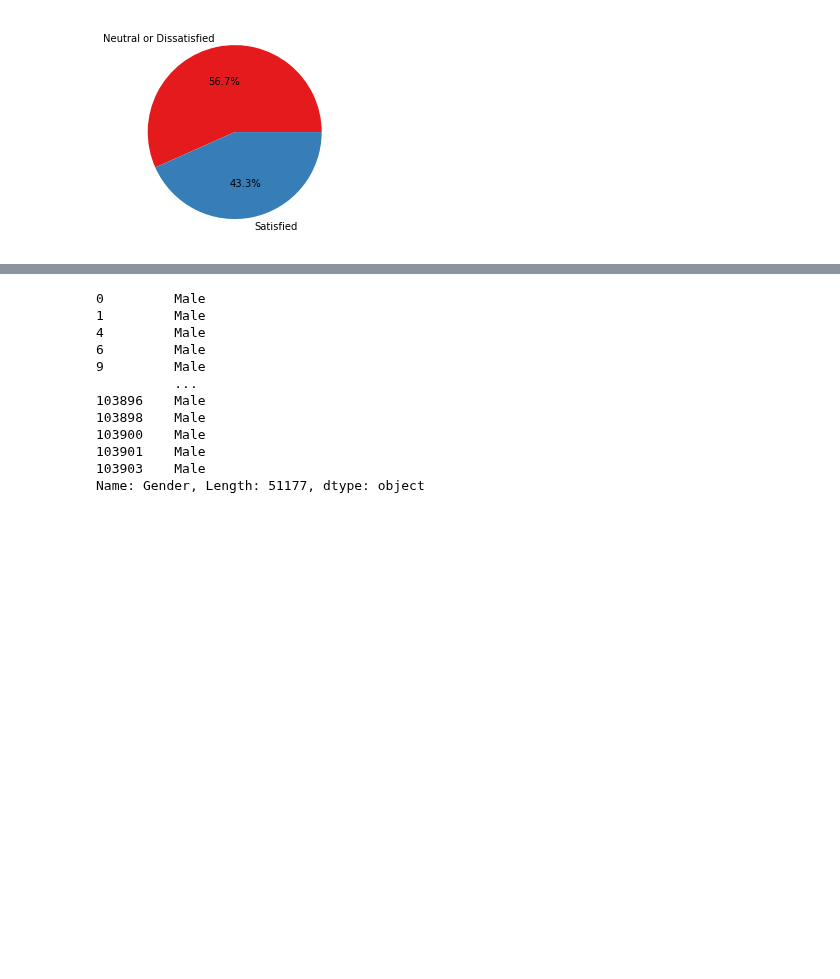
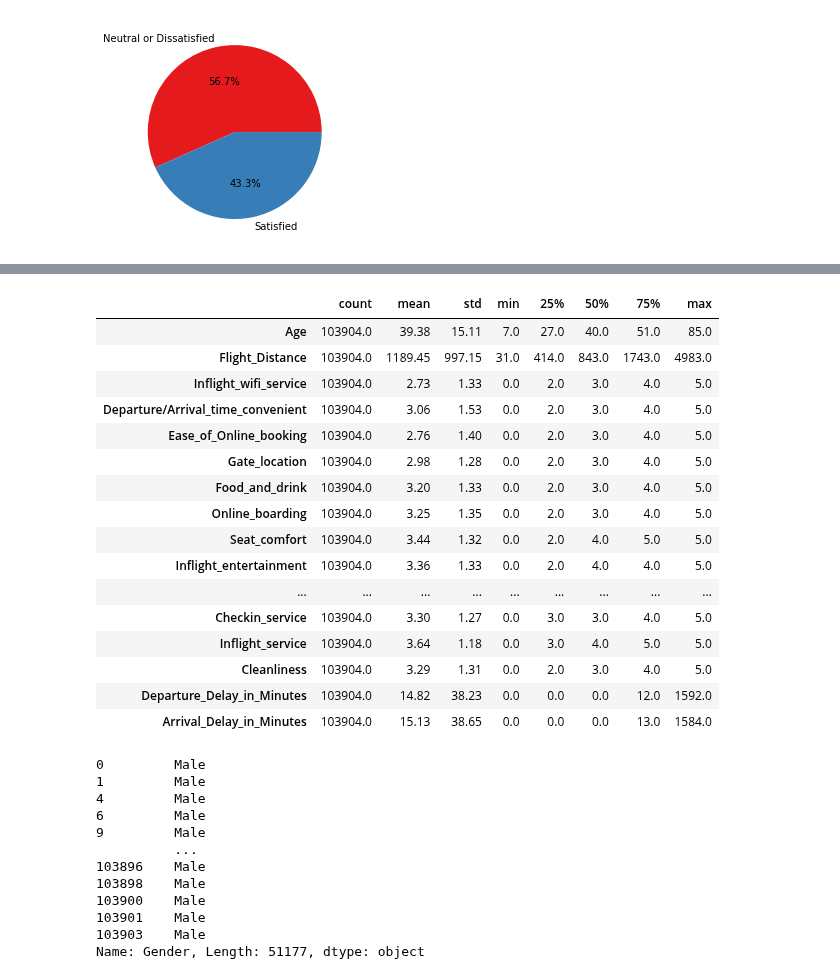
Before and after one commit to speplinski3/G3_Santander_Customer_Satisfaction, a Jupyter notebook: Airline_Customer_Satisfaction_ML_Wuyang.ipynb, the cells around one changed output, grey strips where cells are left out. Cells and saved outputs as stored; diff of their text form; code cells hidden in the pictures; blank space fills up the shorter version.

```diff
--- a/Airline_Customer_Satisfaction_ML_Wuyang.ipynb
+++ b/Airline_Customer_Satisfaction_ML_Wuyang.ipynb
@@ -237 +250,23 @@ plt.show()
+# %%
+#select the numeric variables
+numeric_variables = list(Airline_df.select_dtypes(include=['int64', 'float64']))
+Airline_df[numeric_variables].describe().apply(lambda x:round(x,2)).T #T will transpose the table
+# %% [output]
+|  | count | mean | std | min | 25% | 50% | 75% | max |
+| Age | 103904.0 | 39.38 | 15.11 | 7.0 | 27.0 | 40.0 | 51.0 | 85.0 |
+| Flight_Distance | 103904.0 | 1189.45 | 997.15 | 31.0 | 414.0 | 843.0 | 1743.0 | 4983.0 |
+| Inflight_wifi_service | 103904.0 | 2.73 | 1.33 | 0.0 | 2.0 | 3.0 | 4.0 | 5.0 |
+| Departure/Arrival_time_convenient | 103904.0 | 3.06 | 1.53 | 0.0 | 2.0 | 3.0 | 4.0 | 5.0 |
+| Ease_of_Online_booking | 103904.0 | 2.76 | 1.40 | 0.0 | 2.0 | 3.0 | 4.0 | 5.0 |
+| Gate_location | 103904.0 | 2.98 | 1.28 | 0.0 | 2.0 | 3.0 | 4.0 | 5.0 |
+| Food_and_drink | 103904.0 | 3.20 | 1.33 | 0.0 | 2.0 | 3.0 | 4.0 | 5.0 |
+| Online_boarding | 103904.0 | 3.25 | 1.35 | 0.0 | 2.0 | 3.0 | 4.0 | 5.0 |
+| Seat_comfort | 103904.0 | 3.44 | 1.32 | 0.0 | 2.0 | 4.0 | 5.0 | 5.0 |
+| Inflight_entertainment | 103904.0 | 3.36 | 1.33 | 0.0 | 2.0 | 4.0 | 4.0 | 5.0 |
+| ... | ... | ... | ... | ... | ... | ... | ... | ... |
+| Checkin_service | 103904.0 | 3.30 | 1.27 | 0.0 | 3.0 | 3.0 | 4.0 | 5.0 |
+| Inflight_service | 103904.0 | 3.64 | 1.18 | 0.0 | 3.0 | 4.0 | 5.0 | 5.0 |
+| Cleanliness | 103904.0 | 3.29 | 1.31 | 0.0 | 2.0 | 3.0 | 4.0 | 5.0 |
+| Departure_Delay_in_Minutes | 103904.0 | 14.82 | 38.23 | 0.0 | 0.0 | 0.0 | 12.0 | 1592.0 |
+| Arrival_Delay_in_Minutes | 103904.0 | 15.13 | 38.65 | 0.0 | 0.0 | 0.0 | 13.0 | 1584.0 |
 # %%
```
Also changed, not shown: parts of 2 cells of this notebook.
